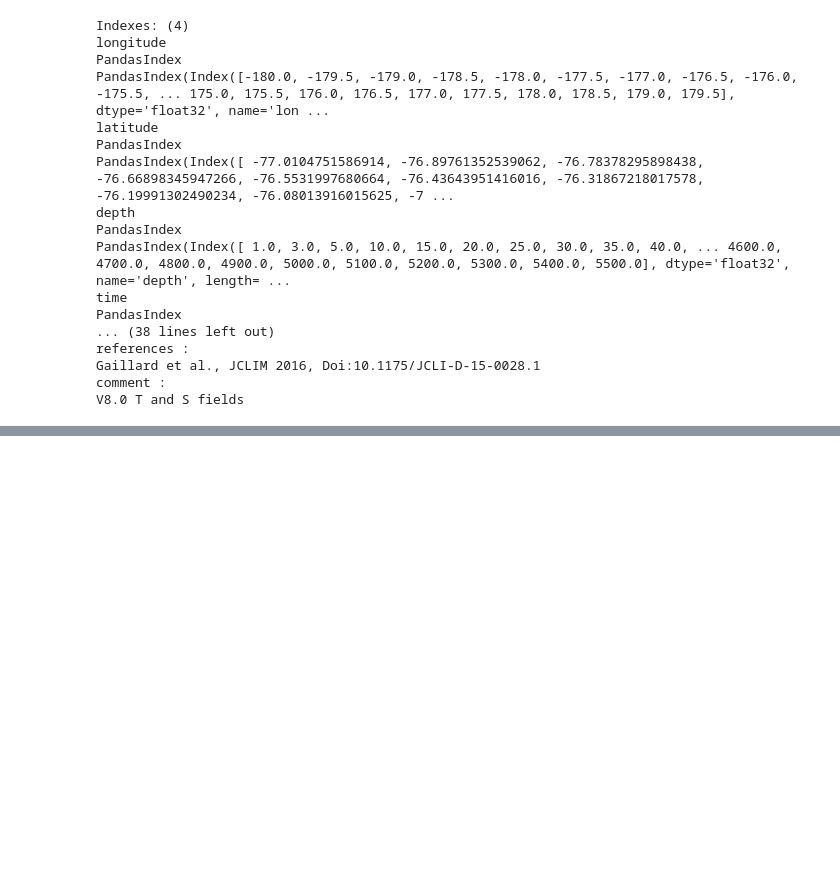
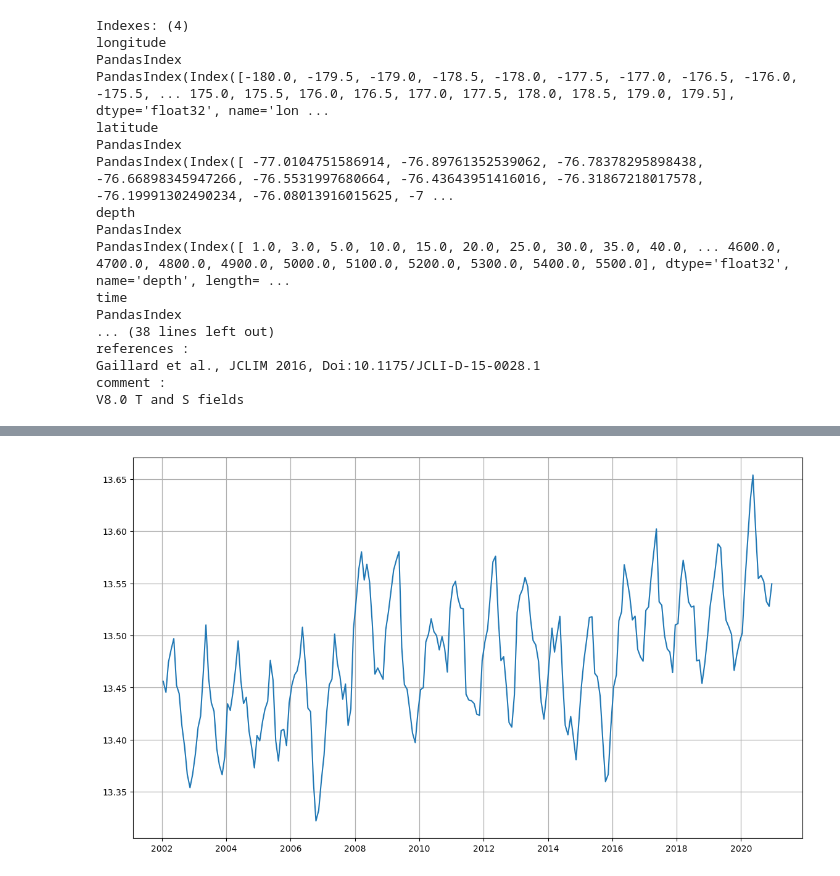
Before and after one commit to PedroVelez/ComparisonClimatologies, a Jupyter notebook: ISAS20_Lee.ipynb, the cells around one changed output, grey strips where cells are left out. Cells and saved outputs as stored; diff of their text form; code cells hidden in the pictures; blank space fills up the shorter version.

```diff
--- a/ISAS20_Lee.ipynb
+++ b/ISAS20_Lee.ipynb
@@ -111,2 +90,5 @@ ISAS = xr.Dataset(
+# %%
+ISAS = dataT.drop_vars("TEMP_ERR").drop_vars("TEMP_PCTVAR").rename_vars(name_dict={'TEMP':'temperature'}).assign(salinity=dataS.PSAL)
+ISAS = ISAS.rename_vars(name_dict={'longitude':'lon'}).rename_vars(name_dict={'latitude':'lat'})
 # %%
-ISAS
+ISAS =  ISAS.rename({'longitude': 'lon','latitude': 'lat'})
@@ -113,6 +148,8 @@ ISAS
 # %%
 fig, ax = plt.subplots(1 , 1 , figsize = (14,8))
-ax.plot(EN.time,
-        EN.temperature.sel(lat=slice( -60, 60)).mean(dim='lat').mean(dim='lon').sel(depth=200,method="nearest"),
+ax.plot(ISAS.time,
+        ISAS.temperature.sel(lat=slice( 0, 60)).mean(dim='lat').mean(dim='lon').sel(depth=200,method="nearest"),
         label = '200')
 ax.grid(linestyle='-', linewidth=.9);
+# %% [output]
+[figure, added]
```
Also changed, not shown: parts of 7 cells of this notebook, 2 other files.
